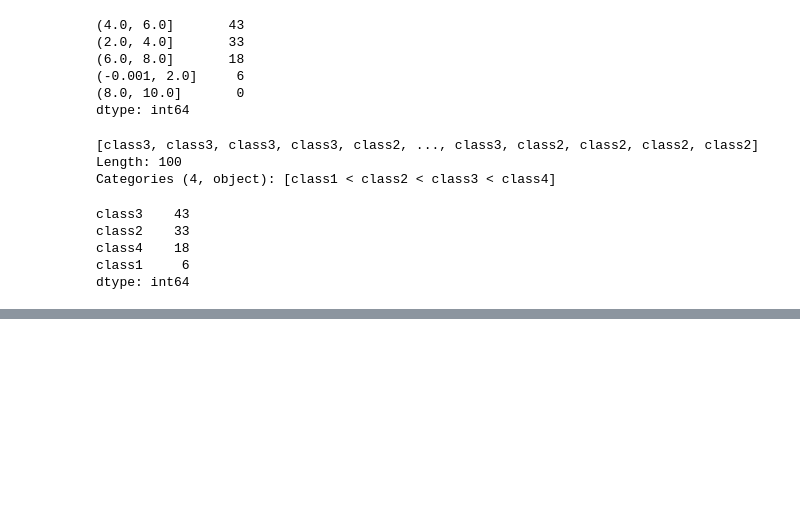
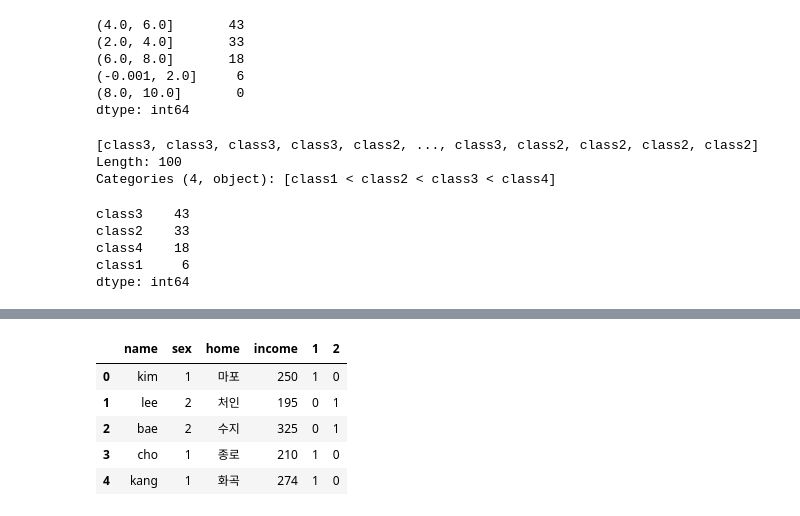
Before and after one commit to BerniceLee/ywpython, a Jupyter notebook: 0617_pandas2.ipynb, the cells around one changed output, grey strips where cells are left out. Drawn from its saved outputs; the diff is of its cells as text; code cells hidden in the pictures; blank space fills up the shorter version.

```diff
--- a/0617_pandas2.ipynb
+++ b/0617_pandas2.ipynb
@@ -1419,0 +1538,5 @@ dtype: int64
+# %%
+df=DataFrame({"name":["kim", "lee", "bae", "cho", "kang"], "sex":[1,2,2,1,1],
+             "home":["마포", "처인", "수지", "종로", "화곡"],
+             "income":[250,195,325,210,274]})
+df
@@ -1419,0 +1550,5 @@ dtype: int64
+# %%
+# 성별에 따라서 더미변수 생성
+
+sex_dummy = pd.get_dummies(df["sex"])
+sex_dummy
@@ -1419,0 +1573,11 @@ dtype: int64
+# %%
+# 위의 성별 분류 더미와 조합
+
+df.join(sex_dummy)
+# %% [output]
+|  | name | sex | home | income | 1 | 2 |
+| 0 | kim | 1 | 마포 | 250 | 1 | 0 |
+| 1 | lee | 2 | 처인 | 195 | 0 | 1 |
+| 2 | bae | 2 | 수지 | 325 | 0 | 1 |
+| 3 | cho | 1 | 종로 | 210 | 1 | 0 |
+| 4 | kang | 1 | 화곡 | 274 | 1 | 0 |
```
Also changed, not shown: parts of 13 cells of this notebook.
